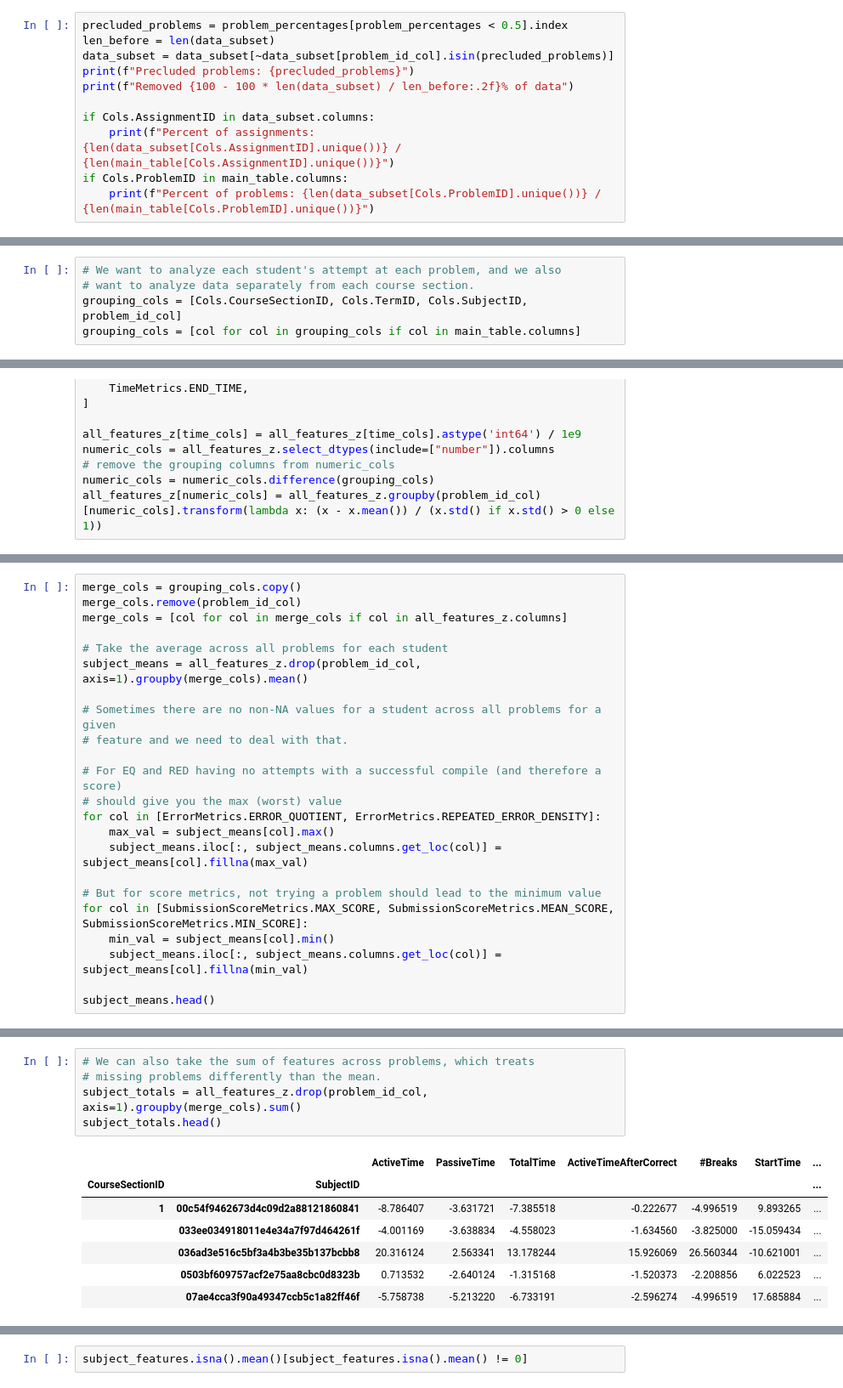
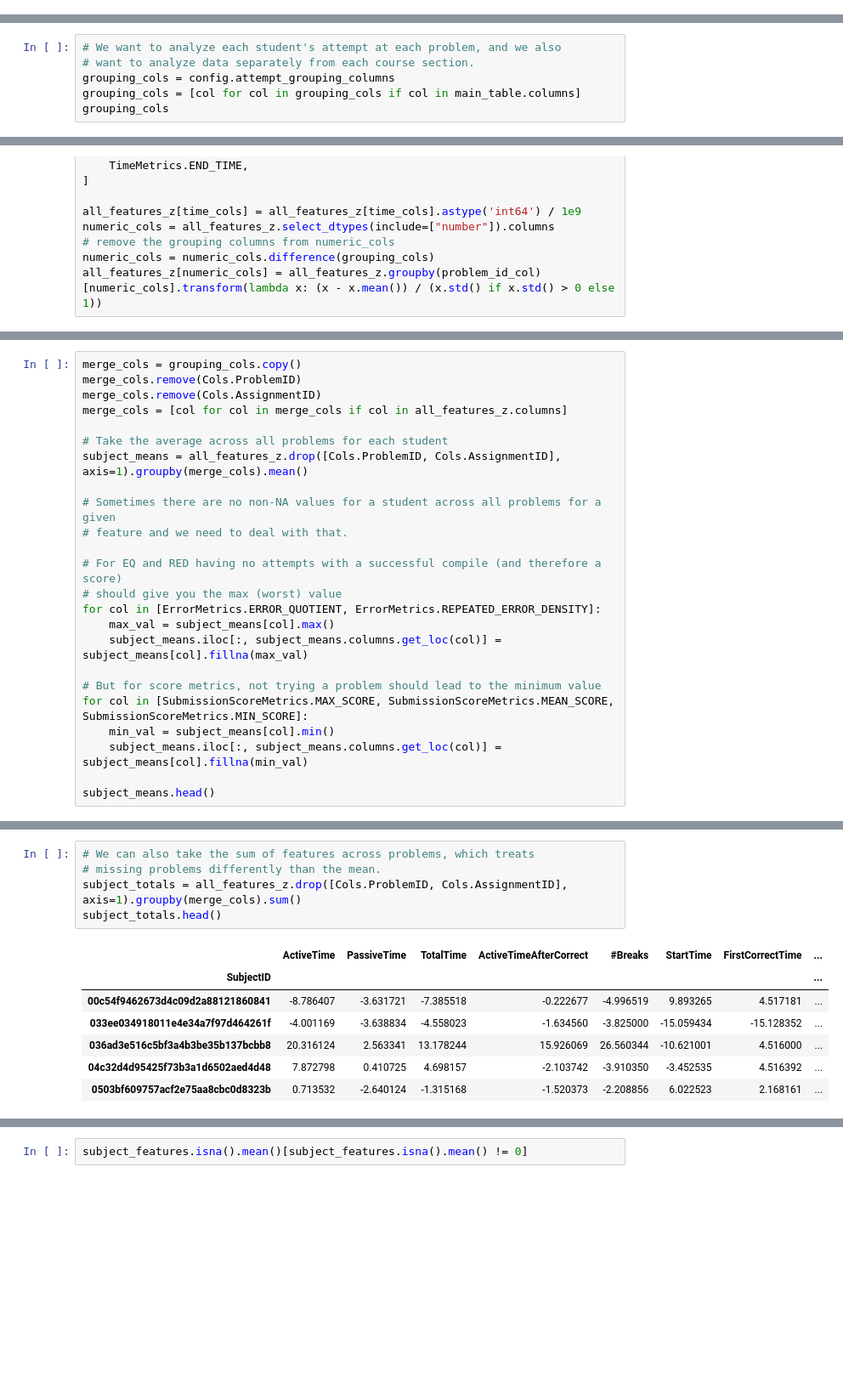
Before and after one commit to CSSPLICE/ProgSnapToolkit, a Jupyter notebook: src/examples/extract_features.ipynb, the cells around one changed output, grey strips where cells are left out. Shown at 85% size. Drawn from its saved outputs; the diff is of its cells as text; blank space fills up the shorter version.

```diff
--- a/src/examples/extract_features.ipynb
+++ b/src/examples/extract_features.ipynb
@@ -254,11 +261,0 @@ problem_percentages.hist()
-# %%
-precluded_problems = problem_percentages[problem_percentages < 0.5].index
-len_before = len(data_subset)
-data_subset = data_subset[~data_subset[problem_id_col].isin(precluded_problems)]
-print(f"Precluded problems: {precluded_problems}")
-print(f"Removed {100 - 100 * len(data_subset) / len_before:.2f}% of data")
-
-if Cols.AssignmentID in data_subset.columns:
-    print(f"Percent of assignments: {len(data_subset[Cols.AssignmentID].unique())} / {len(main_table[Cols.AssignmentID].unique())}")
-if Cols.ProblemID in main_table.columns:
-    print(f"Percent of problems: {len(data_subset[Cols.ProblemID].unique())} / {len(main_table[Cols.ProblemID].unique())}")
@@ -270,5 +262,6 @@ Percent of problems: 20 / 50
 # %%
 # We want to analyze each student's attempt at each problem, and we also
 # want to analyze data separately from each course section.
-grouping_cols = [Cols.CourseSectionID, Cols.TermID, Cols.SubjectID, problem_id_col]
+grouping_cols = config.attempt_grouping_columns
 grouping_cols = [col for col in grouping_cols if col in main_table.columns]
+grouping_cols
@@ -510,11 +507,12 @@ all_features_z.head()
 5 rows × 25 columns
 # %%
 merge_cols = grouping_cols.copy()
-merge_cols.remove(problem_id_col)
+merge_cols.remove(Cols.ProblemID)
+merge_cols.remove(Cols.AssignmentID)
 merge_cols = [col for col in merge_cols if col in all_features_z.columns]
 
 # Take the average across all problems for each student
-subject_means = all_features_z.drop(problem_id_col, axis=1).groupby(merge_cols).mean()
+subject_means = all_features_z.drop([Cols.ProblemID, Cols.AssignmentID], axis=1).groupby(merge_cols).mean()
 
 # Sometimes there are no non-NA values for a student across all problems for a given
 # feature and we need to deal with that.
@@ -543,16 +541,16 @@ subject_means.head()
 # %%
 # We can also take the sum of features across problems, which treats
 # missing problems differently than the mean.
-subject_totals = all_features_z.drop(problem_id_col, axis=1).groupby(merge_cols).sum()
+subject_totals = all_features_z.drop([Cols.ProblemID, Cols.AssignmentID], axis=1).groupby(merge_cols).sum()
 subject_totals.head()
 # %% [output]
-|  |  | ActiveTime | PassiveTime | TotalTime | ActiveTimeAfterCorrect | #Breaks | StartTime | ... |
-| CourseSectionID | SubjectID |  |  |  |  |  |  | ... |
-| 1 | 00c54f9462673d4c09d2a88121860841 | -8.786407 | -3.631721 | -7.385518 | -0.222677 | -4.996519 | 9.893265 | ... |
-|  | 033ee034918011e4e34a7f97d464261f | -4.001169 | -3.638834 | -4.558023 | -1.634560 | -3.825000 | -15.059434 | ... |
-|  | 036ad3e516c5bf3a4b3be35b137bcbb8 | 20.316124 | 2.563341 | 13.178244 | 15.926069 | 26.560344 | -10.621001 | ... |
-|  | 0503bf609757acf2e75aa8cbc0d8323b | 0.713532 | -2.640124 | -1.315168 | -1.520373 | -2.208856 | 6.022523 | ... |
-|  | 07ae4cca3f90a49347ccb5c1a82ff46f | -5.758738 | -5.213220 | -6.733191 | -2.596274 | -4.996519 | 17.685884 | ... |
+|  | ActiveTime | PassiveTime | TotalTime | ActiveTimeAfterCorrect | #Breaks | StartTime | FirstCorrectTime | ... |
+| SubjectID |  |  |  |  |  |  |  | ... |
+| 00c54f9462673d4c09d2a88121860841 | -8.786407 | -3.631721 | -7.385518 | -0.222677 | -4.996519 | 9.893265 | 4.517181 | ... |
+| 033ee034918011e4e34a7f97d464261f | -4.001169 | -3.638834 | -4.558023 | -1.634560 | -3.825000 | -15.059434 | -15.128352 | ... |
+| 036ad3e516c5bf3a4b3be35b137bcbb8 | 20.316124 | 2.563341 | 13.178244 | 15.926069 | 26.560344 | -10.621001 | 4.516000 | ... |
+| 04c32d4d95425f73b3a1d6502aed4d48 | 7.872798 | 0.410725 | 4.698157 | -2.103742 | -3.910350 | -3.452535 | 4.516392 | ... |
+| 0503bf609757acf2e75aa8cbc0d8323b | 0.713532 | -2.640124 | -1.315168 | -1.520373 | -2.208856 | 6.022523 | 2.168161 | ... |
 5 rows × 22 columns
 # %%
 # Lets merge the means and totals into a single DataFrame
```
Also changed, not shown: parts of 22 cells of this notebook, 9 other files.
